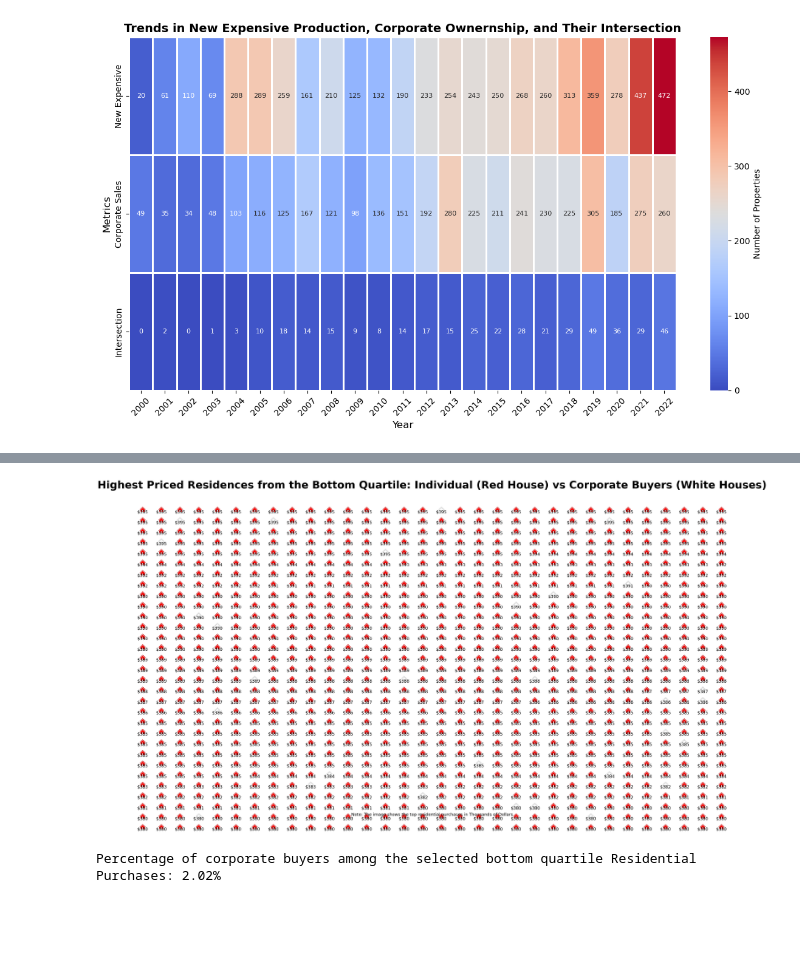
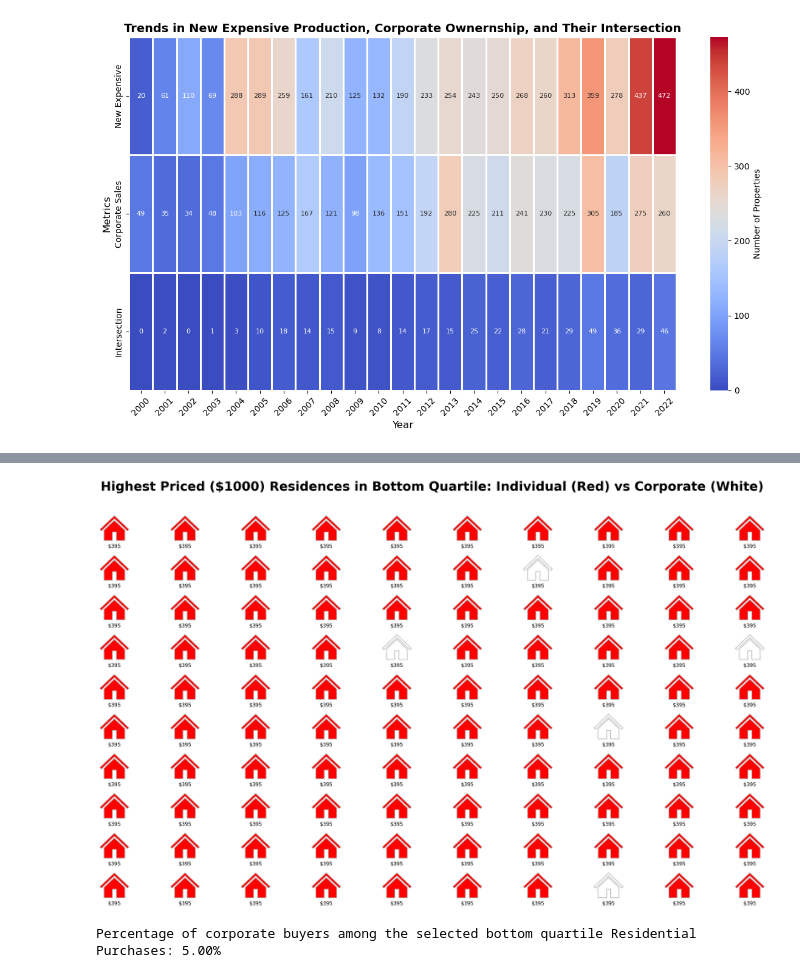
Before and after one commit to agrabowski5/Speculation_Grabowski, a Jupyter notebook: WealthyInvestment.ipynb, the cells around one changed output, grey strips where cells are left out. Drawn from its saved outputs; the diff is of its cells as text; code cells hidden in the pictures; blank space fills up the shorter version.

```diff
--- a/WealthyInvestment.ipynb
+++ b/WealthyInvestment.ipynb
@@ -90,7 +90,7 @@ if 'year' not in data.columns:
 # -----------------------------
 # 2. Select the top houses
 # -----------------------------
-num_houses = 992  # Adjust as needed
+num_houses = 100  # Adjust as needed
 
 # Sort by price in descending order and take the top houses excluding proptype == COM
 top_houses = data[data['proptype'] != 'COM'].sort_values('price', ascending=False).head(num_houses)
@@ -144,7 +144,7 @@ for idx, (i, row) in enumerate(top_houses.iterrows()):
 for j in range(len(top_houses), len(axes)):
     axes[j].axis('off')
 
-plt.suptitle(f"Top Residential Purchases Price ($Millions): Individual(Red House) vs Corporate Buyers(White Houses)", fontsize=50, fontweight='bold')
+plt.suptitle(f"Top Residential Purchases Price ($Millions): Individual(Red) vs Corporate(White)", fontsize=50, fontweight='bold')
 plt.savefig('top_houses.png', bbox_inches='tight')
 plt.tight_layout(rect=[0, 0, 1, 0.95])
 plt.show()
@@ -186,7 +186,7 @@ bottom_quartile_threshold = non_commercial['price'].quantile(0.25)
 bottom_quartile_houses = non_commercial[non_commercial['price'] <= bottom_quartile_threshold]
 
 # We now sort these houses descending by price, then select top ones
-num_houses = 992  # Adjust as needed
+num_houses = 100  # Adjust as needed
 selected_houses = bottom_quartile_houses.sort_values('price', ascending=False).head(num_houses)
 
 # -----------------------------
@@ -223,33 +223,33 @@ for idx, (i, row) in enumerate(selected_houses.iterrows()):
         img = mpimg.imread(image_path)
         ax.imshow(img)
     except FileNotFoundError:
         ax.add_patch(plt.Rectangle((0, 0), 1, 1, color='gray'))
         ax.text(0.5, 0.5, "Image\nNot Found", ha='center', va='center', color='white')
 
     # Display price below the image
     price = row['price']/1e+3
     ax.text(0.5, -0.1, f'${price:,.0f}', transform=ax.transAxes, fontsize=20, ha='center', color='black')
 
     ax.set_xticks([])
     ax.set_yticks([])
     for spine in ax.spines.values():
         spine.set_visible(False)
 
 # Turn off any unused axes.
 for j in range(len(selected_houses), len(axes)):
     axes[j].axis('off')
 
-plt.suptitle("Highest Priced ($1000) Residences from the Bottom Quartile: Individual (Red House) vs Corporate Buyers (White Houses)", fontsize=50, fontweight='bold')
+plt.suptitle("Highest Priced ($1000) Residences in Bottom Quartile: Individual (Red) vs Corporate (White)", fontsize=50, fontweight='bold')
 # add note under the title
 
 plt.tight_layout(rect=[0, 0, 1, 0.95])
 plt.savefig('bottom_houses.png', bbox_inches='tight')
 plt.show()
 
 # Print percentage of corporate buyers
 corporate_buyers = selected_houses[selected_houses['buyer_llc_ind'] == 1]
 percentage_corporate = len(corporate_buyers) / len(selected_houses) * 100
 print(f"Percentage of corporate buyers among the selected bottom quartile Residential Purchases: {percentage_corporate:.2f}%")
 # %% [output]
-[figure, old version]
+[figure, new version]
-Percentage of corporate buyers among the selected bottom quartile Residential Purchases: 2.02%
+Percentage of corporate buyers among the selected bottom quartile Residential Purchases: 5.00%
```
Also changed, not shown: parts of 1 cell of this notebook.
